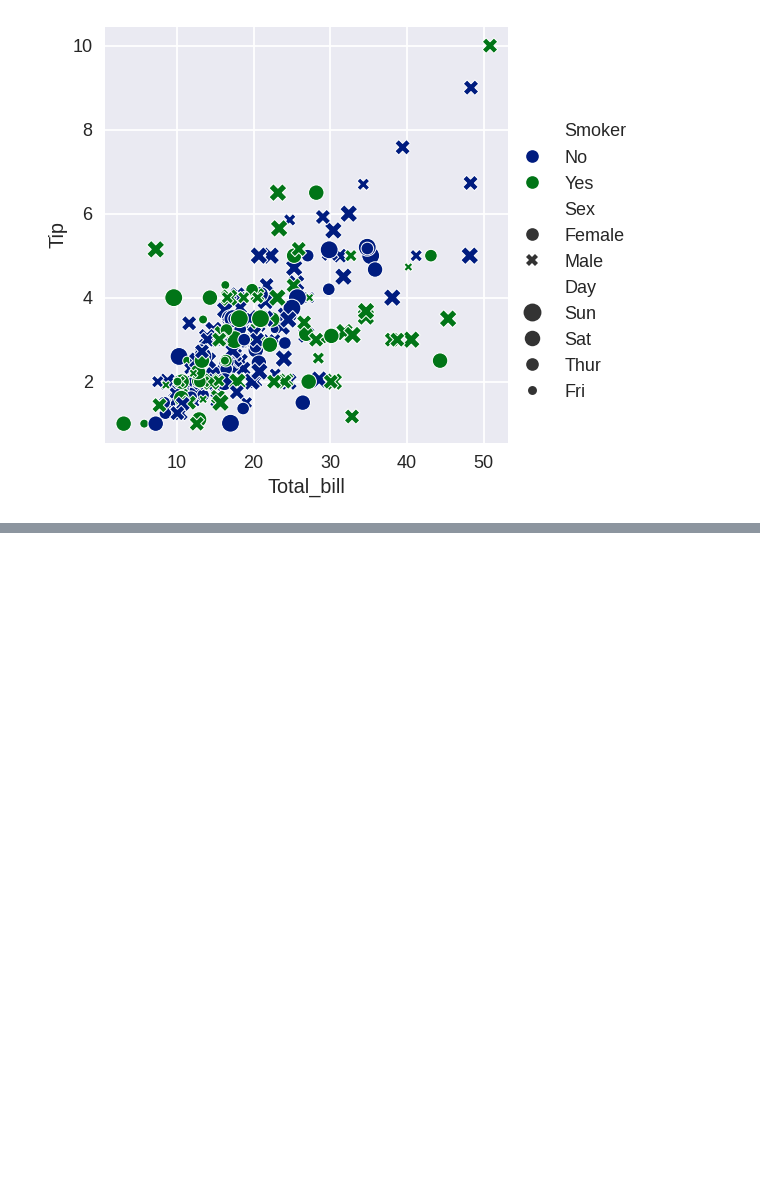
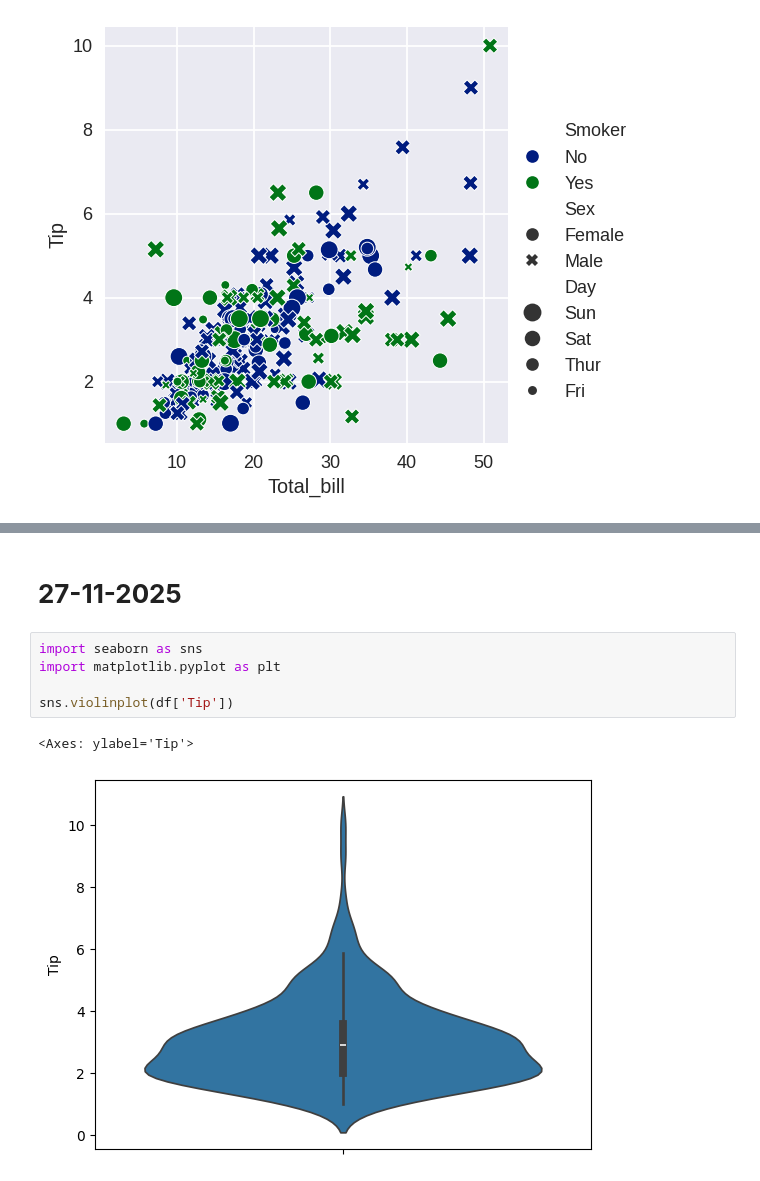
Before and after one commit to JatindraPatel/Seaborn_Learning, a Jupyter notebook: Seaborn.ipynb, the cells around one changed output, grey strips where cells are left out. Cells and saved outputs as stored; diff of their text form; blank space fills up the shorter version.

```diff
--- a/Seaborn.ipynb
+++ b/Seaborn.ipynb
@@ -275,0 +315,10 @@ plt.show()
+# %% [markdown]
+# **27-11-2025**
+# %%
+import seaborn as sns
+import matplotlib.pyplot as plt
+
+sns.violinplot(df['Tip'])
+# %% [output]
+<Axes: ylabel='Tip'>
+[figure, added]
```
Also changed, not shown: parts of 18 cells of this notebook.
